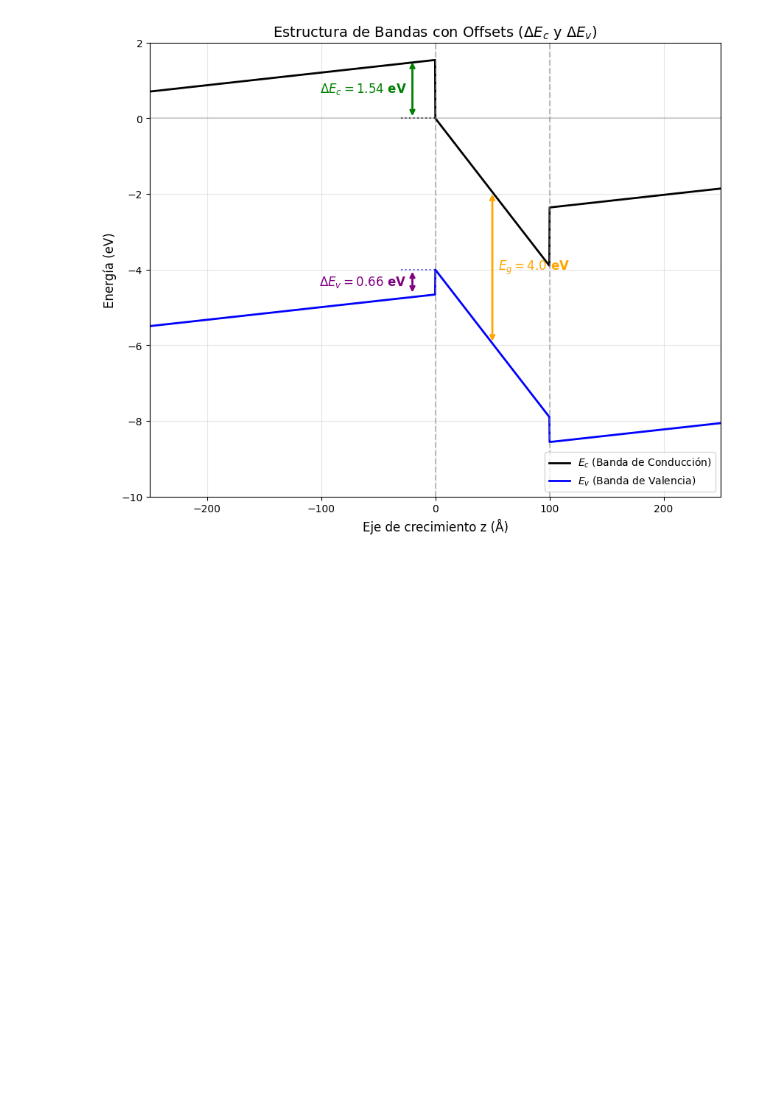
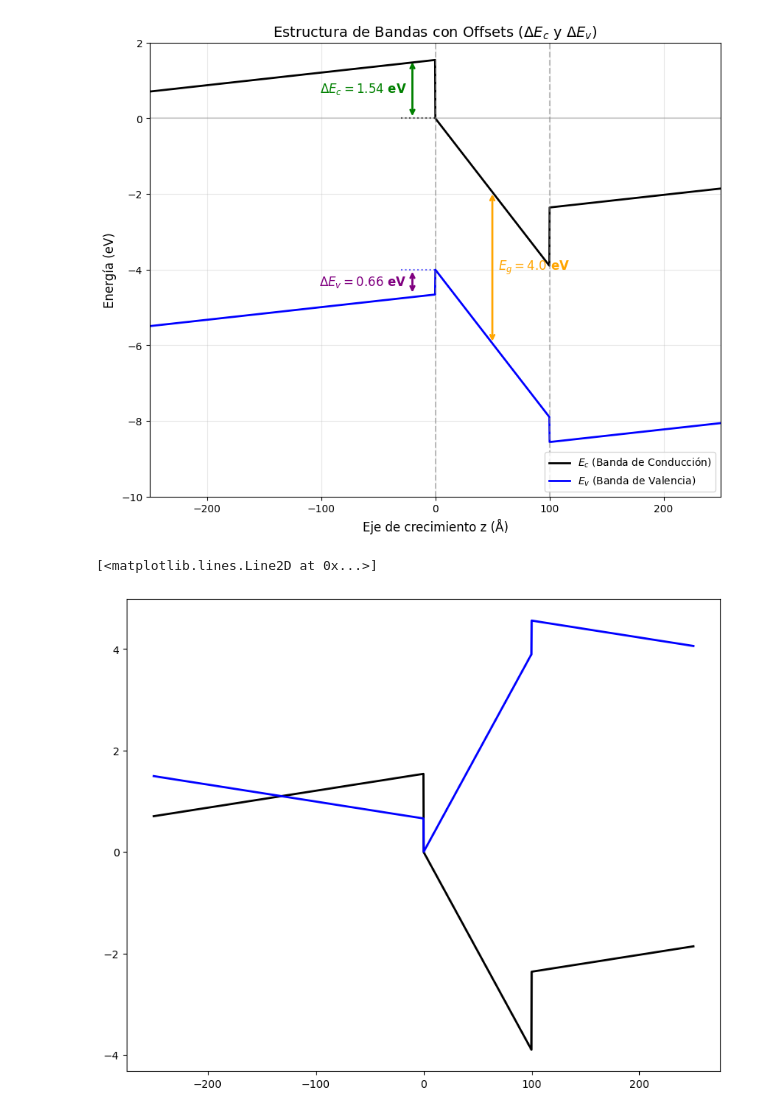
Before and after one commit to Edgaus/Physics, a Jupyter notebook: Schordinger-Poisson/BANDA GANGRENA.ipynb, the cells around one changed output. Saved outputs shown, nothing was run; the diff lists cells and outputs as text; code cells hidden in the pictures; blank space fills up the shorter version.

```diff
--- a/Schordinger-Poisson/BANDA GANGRENA.ipynb
+++ b/Schordinger-Poisson/BANDA GANGRENA.ipynb
@@ -184,3 +184,47 @@ plt.grid(True, alpha=0.3)
 plt.show()
 # %% [output]
 [figure]
+# %%
+#Parámetros
+
+lw = 100.0
+Vb = 1.54
+Fw = -3.90 * 0.01
+Fb = 0.334 * 0.01
+
+# Bandgaps
+Eg_pozo = 4.0
+Eg_barrera = 6.2
+
+def E_conduccion(z):
+    if z < 0:
+        return Fb * z + Vb
+    elif 0 <= z <= lw:
+        return Fw * z
+    else:
+        return Fb * (z - lw) + Fw * lw + Vb
+
+def Bandgap(z):
+    if 0 <= z <= lw:
+        return Eg_pozo
+    else:
+        return Eg_barrera
+
+def E_valencia(z):
+    return E_conduccion(z) - Bandgap(z)
+
+Ec_vec = np.vectorize(E_conduccion)
+Ev_vec = np.vectorize(E_valencia)
+
+z_continuo = np.linspace(-250, 250, 2000)
+Ec_continuo = Ec_vec(z_continuo)
+Ev_continuo = Ev_vec(z_continuo)
+
+
+plt.figure(figsize=(10, 8))
+
+plt.plot(z_continuo, Ec_continuo, color='black', linewidth=2, label='$E_c$ (Banda de Conducción)')
+plt.plot(z_continuo, - (Ev_continuo +4), color='blue', linewidth=2, label='$E_v$ (Banda de Valencia)')
+# %% [output]
+[<matplotlib.lines.Line2D at 0x...>]
+[figure, added]
```
Also changed, not shown: 2 other files.
